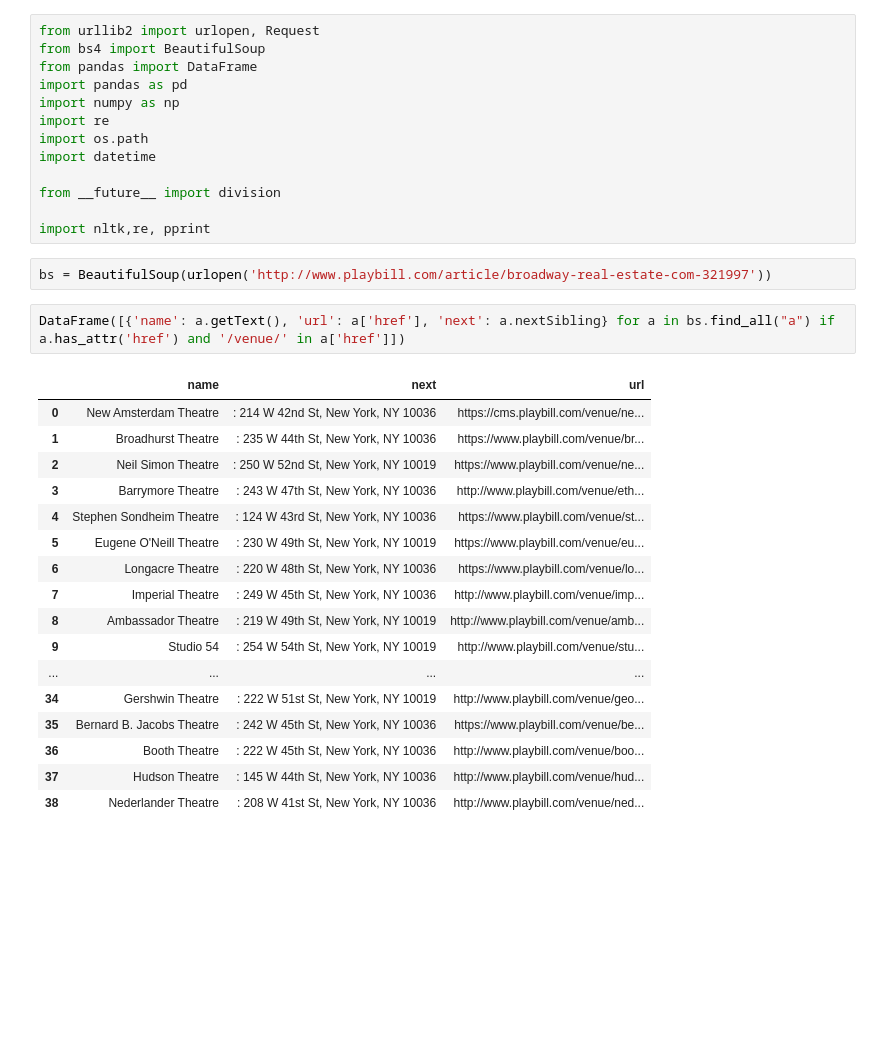
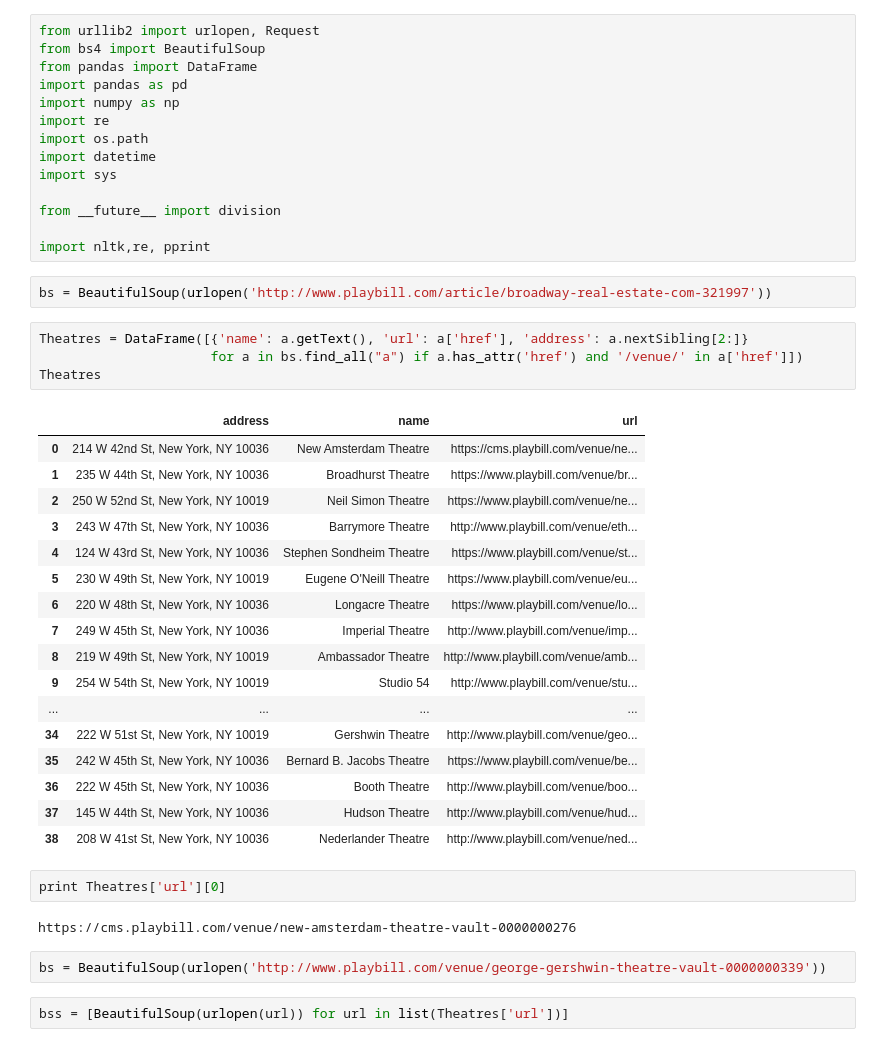
Before and after one commit to kebuhcah/purgation, a Jupyter notebook: playbill_basic.ipynb, the cells around one changed output. Drawn from its saved outputs; the diff is of its cells as text; blank space fills up the shorter version.

Commit message:
pull theatre data from each page, basic nltk analysis

```diff
--- a/playbill_basic.ipynb
+++ b/playbill_basic.ipynb
@@ -7,6 +7,7 @@ import numpy as np
 import re
 import os.path
 import datetime
+import sys
 
 from __future__ import division
 
@@ -14,22 +15,32 @@ import nltk,re, pprint
 # %%
 bs = BeautifulSoup(urlopen('http://www.playbill.com/article/broadway-real-estate-com-321997'))
 # %%
-DataFrame([{'name': a.getText(), 'url': a['href'], 'next': a.nextSibling} for a in bs.find_all("a") if a.has_attr('href') and '/venue/' in a['href']])
+Theatres = DataFrame([{'name': a.getText(), 'url': a['href'], 'address': a.nextSibling[2:]}
+                      for a in bs.find_all("a") if a.has_attr('href') and '/venue/' in a['href']])
+Theatres
 # %% [output]
-|  | name | next | url |
-| 0 | New Amsterdam Theatre | : 214 W 42nd St, New York, NY 10036 | https://cms.playbill.com/venue/ne... |
-| 1 | Broadhurst Theatre | : 235 W 44th St, New York, NY 10036 | https://www.playbill.com/venue/br... |
-| 2 | Neil Simon Theatre | : 250 W 52nd St, New York, NY 10019 | https://www.playbill.com/venue/ne... |
-| 3 | Barrymore Theatre | : 243 W 47th St, New York, NY 10036 | http://www.playbill.com/venue/eth... |
-| 4 | Stephen Sondheim Theatre | : 124 W 43rd St, New York, NY 10036 | https://www.playbill.com/venue/st... |
-| 5 | Eugene O'Neill Theatre | : 230 W 49th St, New York, NY 10019 | https://www.playbill.com/venue/eu... |
-| 6 | Longacre Theatre | : 220 W 48th St, New York, NY 10036 | https://www.playbill.com/venue/lo... |
-| 7 | Imperial Theatre | : 249 W 45th St, New York, NY 10036 | http://www.playbill.com/venue/imp... |
-| 8 | Ambassador Theatre | : 219 W 49th St, New York, NY 10019 | http://www.playbill.com/venue/amb... |
-| 9 | Studio 54 | : 254 W 54th St, New York, NY 10019 | http://www.playbill.com/venue/stu... |
+|  | address | name | url |
+| 0 | 214 W 42nd St, New York, NY 10036 | New Amsterdam Theatre | https://cms.playbill.com/venue/ne... |
+| 1 | 235 W 44th St, New York, NY 10036 | Broadhurst Theatre | https://www.playbill.com/venue/br... |
+| 2 | 250 W 52nd St, New York, NY 10019 | Neil Simon Theatre | https://www.playbill.com/venue/ne... |
+| 3 | 243 W 47th St, New York, NY 10036 | Barrymore Theatre | http://www.playbill.com/venue/eth... |
+| 4 | 124 W 43rd St, New York, NY 10036 | Stephen Sondheim Theatre | https://www.playbill.com/venue/st... |
+| 5 | 230 W 49th St, New York, NY 10019 | Eugene O'Neill Theatre | https://www.playbill.com/venue/eu... |
+| 6 | 220 W 48th St, New York, NY 10036 | Longacre Theatre | https://www.playbill.com/venue/lo... |
+| 7 | 249 W 45th St, New York, NY 10036 | Imperial Theatre | http://www.playbill.com/venue/imp... |
+| 8 | 219 W 49th St, New York, NY 10019 | Ambassador Theatre | http://www.playbill.com/venue/amb... |
+| 9 | 254 W 54th St, New York, NY 10019 | Studio 54 | http://www.playbill.com/venue/stu... |
 | ... | ... | ... | ... |
-| 34 | Gershwin Theatre | : 222 W 51st St, New York, NY 10019 | http://www.playbill.com/venue/geo... |
-| 35 | Bernard B. Jacobs Theatre | : 242 W 45th St, New York, NY 10036 | https://www.playbill.com/venue/be... |
-| 36 | Booth Theatre | : 222 W 45th St, New York, NY 10036 | http://www.playbill.com/venue/boo... |
-| 37 | Hudson Theatre | : 145 W 44th St, New York, NY 10036 | http://www.playbill.com/venue/hud... |
-| 38 | Nederlander Theatre | : 208 W 41st St, New York, NY 10036 | http://www.playbill.com/venue/ned... |
+| 34 | 222 W 51st St, New York, NY 10019 | Gershwin Theatre | http://www.playbill.com/venue/geo... |
+| 35 | 242 W 45th St, New York, NY 10036 | Bernard B. Jacobs Theatre | https://www.playbill.com/venue/be... |
+| 36 | 222 W 45th St, New York, NY 10036 | Booth Theatre | http://www.playbill.com/venue/boo... |
+| 37 | 145 W 44th St, New York, NY 10036 | Hudson Theatre | http://www.playbill.com/venue/hud... |
+| 38 | 208 W 41st St, New York, NY 10036 | Nederlander Theatre | http://www.playbill.com/venue/ned... |
+# %%
+print Theatres['url'][0]
+# %% [output]
+https://cms.playbill.com/venue/new-amsterdam-theatre-vault-0000000276
+# %%
+bs = BeautifulSoup(urlopen('http://www.playbill.com/venue/george-gershwin-theatre-vault-0000000339'))
+# %%
+bss = [BeautifulSoup(urlopen(url)) for url in list(Theatres['url'])]
```
Also changed, not shown: parts of 3 cells of this notebook.
